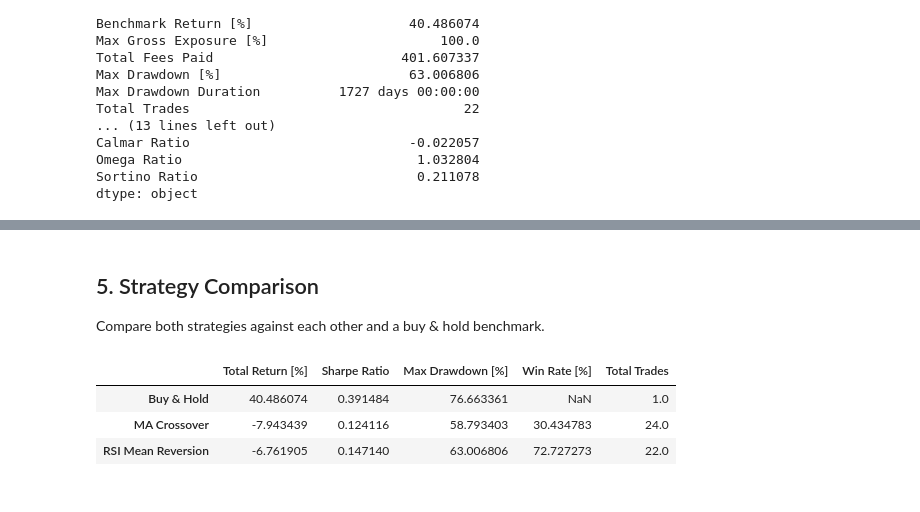
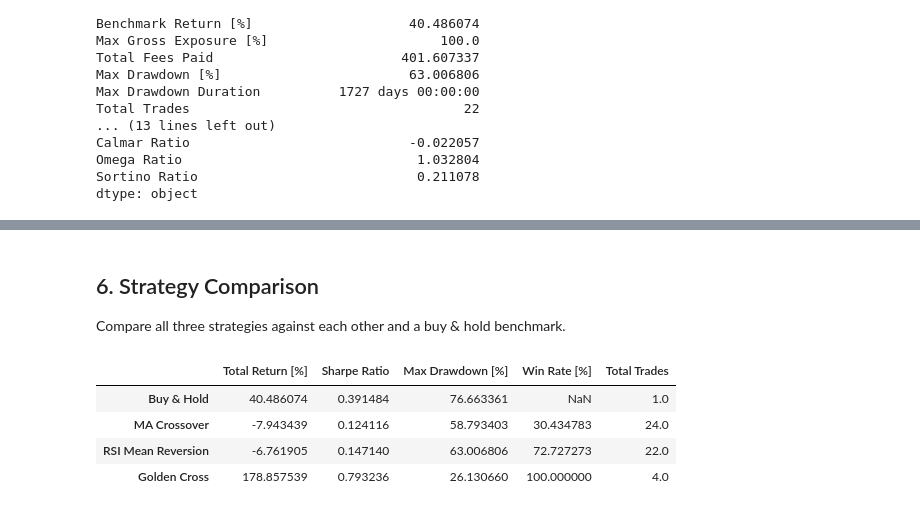
Before and after one commit to kashstar/AlgoTrade, a Jupyter notebook: main.ipynb, the cells around one changed output, grey strips where cells are left out. Drawn from its saved outputs; the diff is of its cells as text; code cells hidden in the pictures.

```diff
--- a/main.ipynb
+++ b/main.ipynb
@@ -61,6 +62,7 @@ Compute the indicators the strategies below are built on:
 # %%
 fast_ma = vbt.MA.run(close, window=20)
 slow_ma = vbt.MA.run(close, window=50)
+long_ma = vbt.MA.run(close, window=200)
 rsi = vbt.RSI.run(close, window=14)
 macd = vbt.MACD.run(close, fast_window=12, slow_window=26, signal_window=9)
 bb = vbt.BBANDS.run(close, window=20, alpha=2)
@@ -70,6 +72,7 @@ indicators = pd.DataFrame({
     "close": close,
     "sma_fast": fast_ma.ma,
     "sma_slow": slow_ma.ma,
+    "sma_long": long_ma.ma,
     "rsi": rsi.rsi,
     "macd": macd.macd,
     "macd_signal": macd.signal,
@@ -170,0 +180,10 @@ pf_rsi.plot(title="RSI Mean Reversion - Portfolio Value, Trades & Drawdown").sho
+# %%
+golden_entries = fast_ma.ma_crossed_above(long_ma)
+golden_exits = fast_ma.ma_crossed_below(long_ma)
+
+pf_golden = vbt.Portfolio.from_signals(
+    close, golden_entries, golden_exits,
+    init_cash=INIT_CASH, fees=FEES, freq=FREQ,
+)
+
+pf_golden.stats()
@@ -171,23 +210,25 @@ pf_rsi.plot(title="RSI Mean Reversion - Portfolio Value, Trades & Drawdown").sho
 # %% [markdown]
-## 5. Strategy Comparison
+## 6. Strategy Comparison
 
-Compare both strategies against each other and a buy & hold benchmark.
+Compare all three strategies against each other and a buy & hold benchmark.
 # %%
 pf_hold = vbt.Portfolio.from_holding(close, init_cash=INIT_CASH, freq=FREQ)
 
 metrics = ["total_return", "sharpe_ratio", "max_dd", "win_rate", "total_trades"]
 
 comparison = pd.DataFrame({
     "Buy & Hold": pf_hold.stats(metrics=metrics),
     "MA Crossover": pf_ma.stats(metrics=metrics),
     "RSI Mean Reversion": pf_rsi.stats(metrics=metrics),
+    "Golden Cross": pf_golden.stats(metrics=metrics),
 }).T
 
 comparison
 # %% [output]
 |  | Total Return [%] | Sharpe Ratio | Max Drawdown [%] | Win Rate [%] | Total Trades |
 | Buy & Hold | 40.486074 | 0.391484 | 76.663361 | NaN | 1.0 |
 | MA Crossover | -7.943439 | 0.124116 | 58.793403 | 30.434783 | 24.0 |
 | RSI Mean Reversion | -6.761905 | 0.147140 | 63.006806 | 72.727273 | 22.0 |
+| Golden Cross | 178.857539 | 0.793236 | 26.130660 | 100.000000 | 4.0 |
 # %%
 comparison["Total Return [%]"].vbt.barplot(
```
Also changed, not shown: parts of 8 cells of this notebook, 1 other file.
